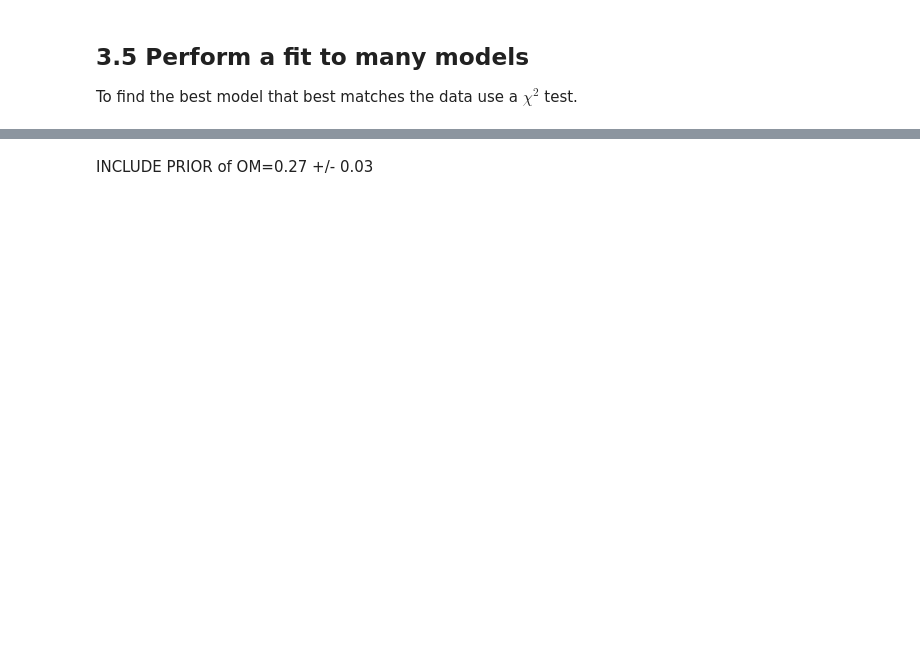
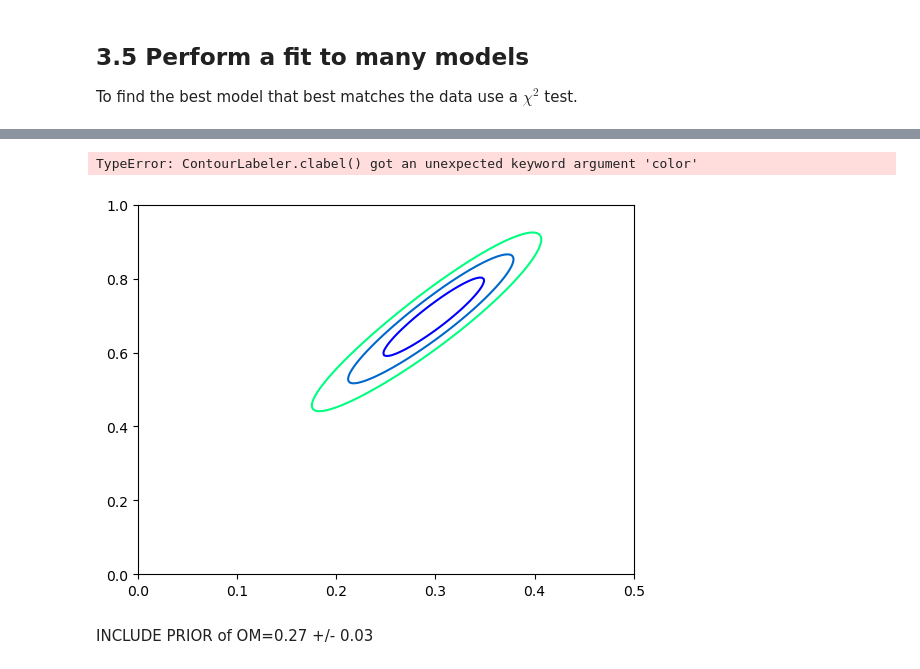
Before and after one commit to scotdevlin/Cosmo_tall, a Jupyter notebook: Fit_Models_Data0.ipynb, the cells around one changed output, grey strips where cells are left out. Saved outputs shown, nothing was run; the diff lists cells and outputs as text; code cells hidden in the pictures; blank space fills up the shorter version.

```diff
--- a/Fit_Models_Data0.ipynb
+++ b/Fit_Models_Data0.ipynb
@@ -225,3 +225,27 @@ plt.close()
+# %%
+import matplotlib.pyplot as plt
+
+# Plot contours of 1, 2, and 3 sigma
+contour_levels = [2.30, 6.18, 11.83]
+contour_labels = ['68.27%', '95.45%', '99.73%']
+
+cs = plt.contour(oms, ols, np.transpose(chi2 - np.amin(chi2)), cmap="winter", levels=contour_levels)
+
+# Add text on the contours
+for i, level in enumerate(contour_levels):
+    label = contour_labels[i]
+    text_props = dict(color=cs.collections[i].get_facecolor(), fontsize=8, ha='center', va='center', fontweight='bold')
+    plt.clabel(cs, [level], fmt={level: label}, inline=True, inline_spacing=5, use_clabeltext=True, manual=[(0.3, 0.3)], **text_props)
+
+plt.plot(oms[ibest[0]], ols[ibest[1]], 'x', color='black', label='(om,ol)=(%.3f,%.3f)' % (oms[ibest[0]], ols[ibest[1]]))
+plt.xlabel("$\Omega_m$", fontsize=12)
+plt.ylabel("$\Omega_\Lambda$", fontsize=12)
+plt.legend(frameon=False)
+plt.show()
+plt.close()
+# %% [output]
+TypeError: ContourLabeler.clabel() got an unexpected keyword argument 'color'
+[figure, added]
 # %% [markdown]
 INCLUDE PRIOR of OM=0.27 +/- 0.03
 # %%
```
Also changed, not shown: parts of 10 cells of this notebook, 8 other files.
